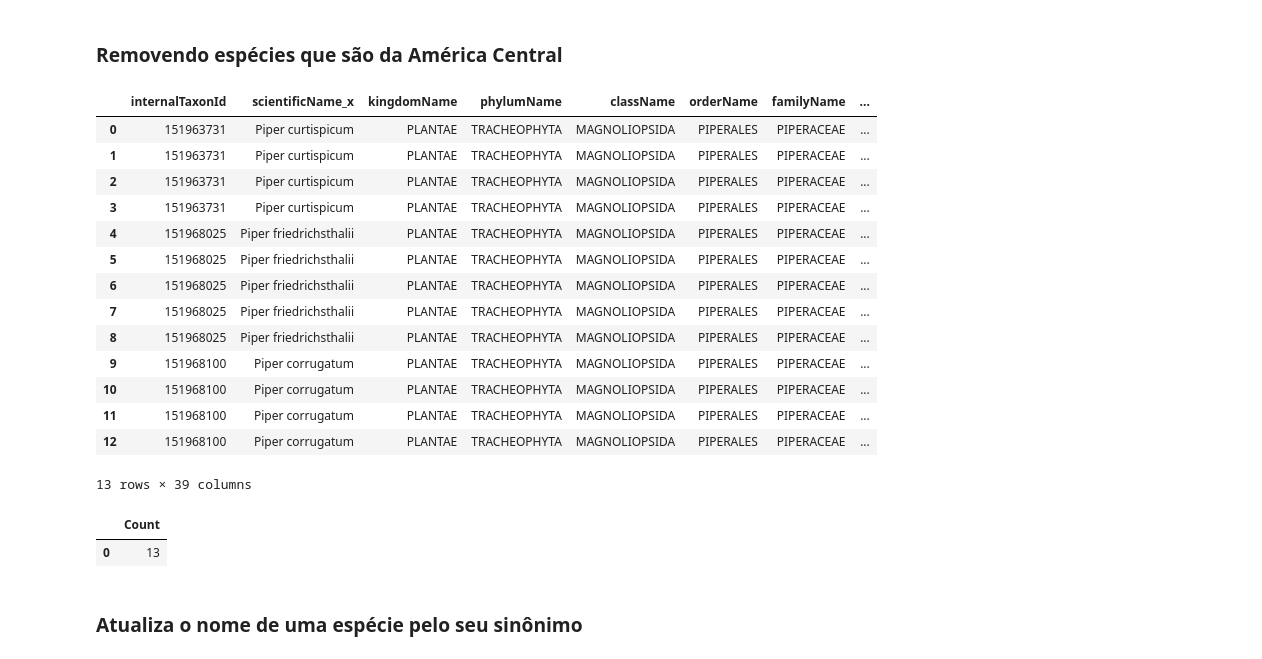
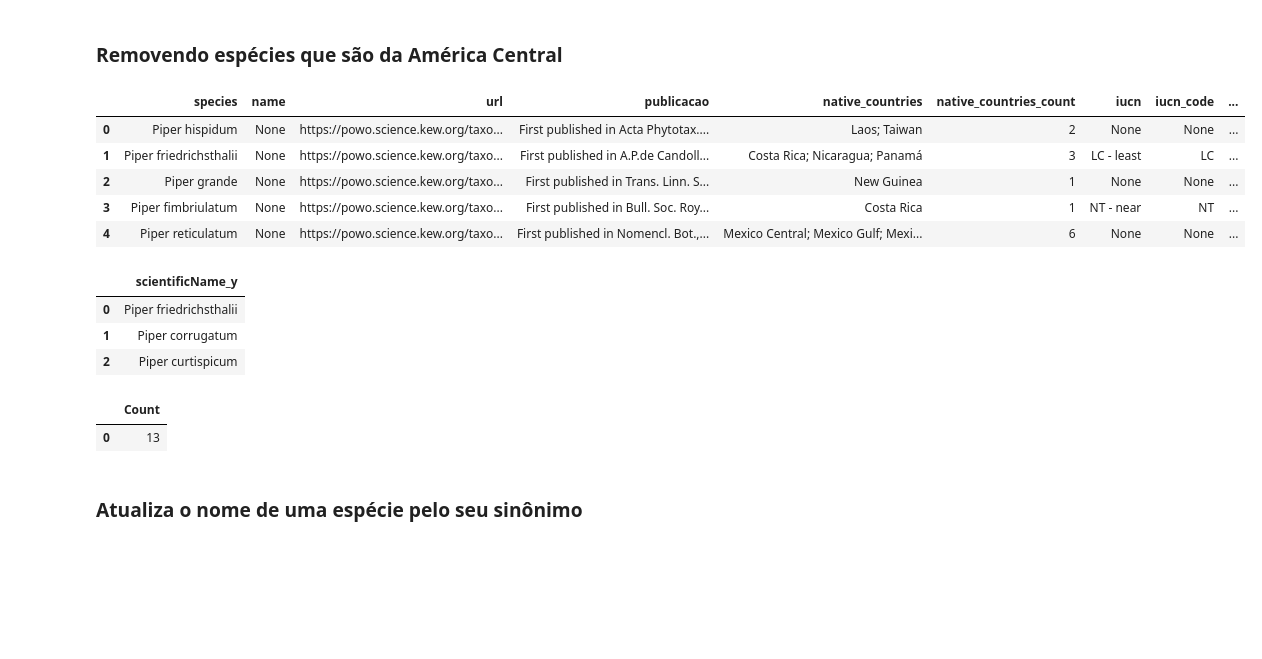
Before and after one commit to xaaaandao/din4072-applied-data-science, a Jupyter notebook: 05preprocess.ipynb, the cells around one changed output. Saved outputs shown, nothing was run; the diff lists cells and outputs as text; code cells hidden in the pictures; blank space fills up the shorter version.

Commit message:
lista espécies nativas ok

```diff
--- a/05preprocess.ipynb
+++ b/05preprocess.ipynb
@@ -108,40 +108,54 @@ conn.execute("SELECT COUNT(DISTINCT(scientificName_y)) FROM especies_nativas").d
 | 0 | 61 |
 # %% [markdown]
 ###  Removendo espécies que são da América Central
+# %%
+sql = f"""
+    SELECT DISTINCT(*)
+    FROM powo
+    WHERE native_countries NOT LIKE '%Brazil%' AND
+    native_countries NOT LIKE '%French Guiana%' AND
+    native_countries NOT LIKE '%Guyana%' AND
+    native_countries NOT LIKE '%Suriname%' AND
+    native_countries NOT LIKE '%Venezuela%' AND
+    native_countries NOT LIKE '%Bolivia%' AND
+    native_countries NOT LIKE '%Colombia%' AND
+    native_countries NOT LIKE '%Galápagos%' AND
+    native_countries NOT LIKE '%Ecuador%' AND
+    native_countries NOT LIKE '%Peru%' AND
+    native_countries NOT LIKE '%Argentina%' AND
+    native_countries NOT LIKE '%Chile%' AND
+    native_countries NOT LIKE '%Paraguai%' AND
+    native_countries NOT LIKE '%Uruguai%';
+"""
+res = conn.execute(sql).df()
+res.head()
+# %% [output]
+|  | species | name | url | publicacao | native_countries | native_countries_count | iucn | iucn_code | ... |
+| 0 | Piper hispidum | None | https://powo.science.kew.org/taxo... | First published in Acta Phytotax.... | Laos; Taiwan | 2 | None | None | ... |
+| 1 | Piper friedrichsthalii | None | https://powo.science.kew.org/taxo... | First published in A.P.de Candoll... | Costa Rica; Nicaragua; Panamá | 3 | LC - least | LC | ... |
+| 2 | Piper grande | None | https://powo.science.kew.org/taxo... | First published in Trans. Linn. S... | New Guinea | 1 | None | None | ... |
+| 3 | Piper fimbriulatum | None | https://powo.science.kew.org/taxo... | First published in Bull. Soc. Roy... | Costa Rica | 1 | NT - near | NT | ... |
+| 4 | Piper reticulatum | None | https://powo.science.kew.org/taxo... | First published in Nomencl. Bot.,... | Mexico Central; Mexico Gulf; Mexi... | 6 | None | None | ... |
+# %%
+conn.execute(f"""
+    SELECT DISTINCT(scientificName_y)
+    FROM especies_nativas
+    WHERE scientificName_y IN ({",".join(["\'%s\'" % x for x in res["species"].tolist()])});
+""").df()
+# %% [output]
+|  | scientificName_y |
+| 0 | Piper friedrichsthalii |
+| 1 | Piper corrugatum |
+| 2 | Piper curtispicum |
 # %%
-conn.execute("""
-    SELECT *
+conn.execute(f"""
+    DELETE
     FROM especies_nativas
-    WHERE scientificName_y='Piper curtispicum' OR
-    scientificName_y='Piper friedrichsthalii' OR
-    scientificName_y='Piper corrugatum';
+     WHERE scientificName_y IN ({",".join(["\'%s\'" % x for x in res])});
 """).df()
 # %% [output]
-|  | internalTaxonId | scientificName_x | kingdomName | phylumName | className | orderName | familyName | ... |
-| 0 | 151963731 | Piper curtispicum | PLANTAE | TRACHEOPHYTA | MAGNOLIOPSIDA | PIPERALES | PIPERACEAE | ... |
-| 1 | 151963731 | Piper curtispicum | PLANTAE | TRACHEOPHYTA | MAGNOLIOPSIDA | PIPERALES | PIPERACEAE | ... |
-| 2 | 151963731 | Piper curtispicum | PLANTAE | TRACHEOPHYTA | MAGNOLIOPSIDA | PIPERALES | PIPERACEAE | ... |
-| 3 | 151963731 | Piper curtispicum | PLANTAE | TRACHEOPHYTA | MAGNOLIOPSIDA | PIPERALES | PIPERACEAE | ... |
-| 4 | 151968025 | Piper friedrichsthalii | PLANTAE | TRACHEOPHYTA | MAGNOLIOPSIDA | PIPERALES | PIPERACEAE | ... |
-| 5 | 151968025 | Piper friedrichsthalii | PLANTAE | TRACHEOPHYTA | MAGNOLIOPSIDA | PIPERALES | PIPERACEAE | ... |
-| 6 | 151968025 | Piper friedrichsthalii | PLANTAE | TRACHEOPHYTA | MAGNOLIOPSIDA | PIPERALES | PIPERACEAE | ... |
-| 7 | 151968025 | Piper friedrichsthalii | PLANTAE | TRACHEOPHYTA | MAGNOLIOPSIDA | PIPERALES | PIPERACEAE | ... |
-| 8 | 151968025 | Piper friedrichsthalii | PLANTAE | TRACHEOPHYTA | MAGNOLIOPSIDA | PIPERALES | PIPERACEAE | ... |
-| 9 | 151968100 | Piper corrugatum | PLANTAE | TRACHEOPHYTA | MAGNOLIOPSIDA | PIPERALES | PIPERACEAE | ... |
-| 10 | 151968100 | Piper corrugatum | PLANTAE | TRACHEOPHYTA | MAGNOLIOPSIDA | PIPERALES | PIPERACEAE | ... |
-| 11 | 151968100 | Piper corrugatum | PLANTAE | TRACHEOPHYTA | MAGNOLIOPSIDA | PIPERALES | PIPERACEAE | ... |
-| 12 | 151968100 | Piper corrugatum | PLANTAE | TRACHEOPHYTA | MAGNOLIOPSIDA | PIPERALES | PIPERACEAE | ... |
+|  | Count |
+| 0 | 13 |
-13 rows × 39 columns
-# %%
-conn.execute("""
-    DELETE FROM especies_nativas
-    WHERE scientificName_y='Piper curtispicum' OR
-    scientificName_y='Piper friedrichsthalii' OR
-    scientificName_y='Piper corrugatum';
-""").df()
-# %% [output]
-|  | Count |
-| 0 | 13 |
 # %% [markdown]
 ### Atualiza o nome de uma espécie pelo seu sinônimo
 # %%
```
Also changed, not shown: 1 other file.
